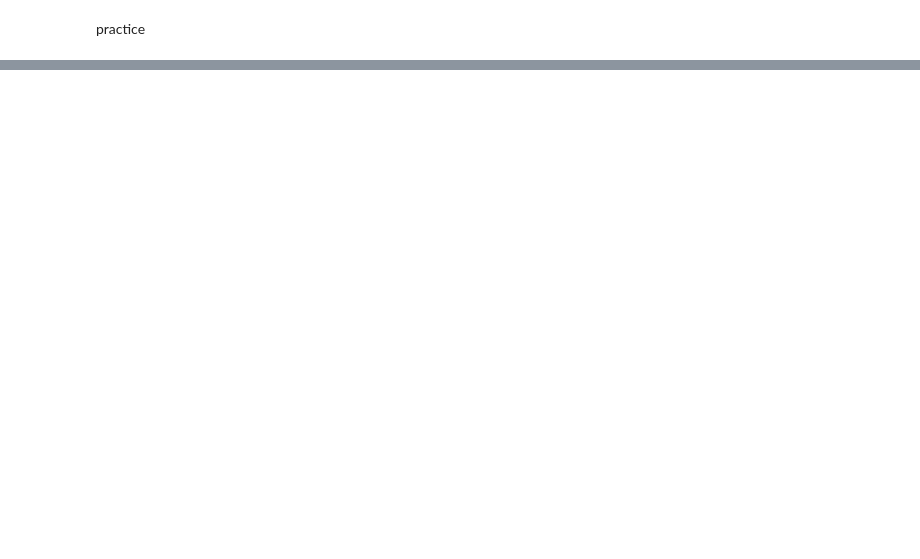
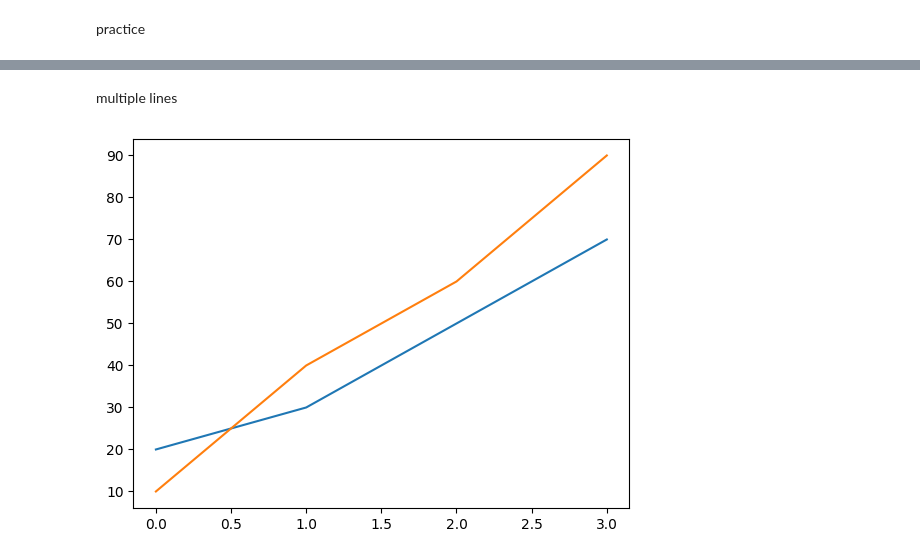
Before and after one commit to asmaanjum0910-sketch/data-science-60-days, a Jupyter notebook: Datascience.ipynb, the cells around one changed output, grey strips where cells are left out. Cells and saved outputs as stored; diff of their text form; code cells hidden in the pictures; blank space fills up the shorter version.

```diff
--- a/Datascience.ipynb
+++ b/Datascience.ipynb
@@ -524,0 +334,12 @@ plt.show()
+# %% [markdown]
+multiple lines
+# %%
+y1=np.array([20,30,50,70])
+y2=np.array([10,40,60,90])
+
+plt.plot(y1)
+plt.plot(y2)
+
+plt.show()
+# %% [output]
+[figure, added]
```
Also changed, not shown: parts of 58 cells of this notebook.
